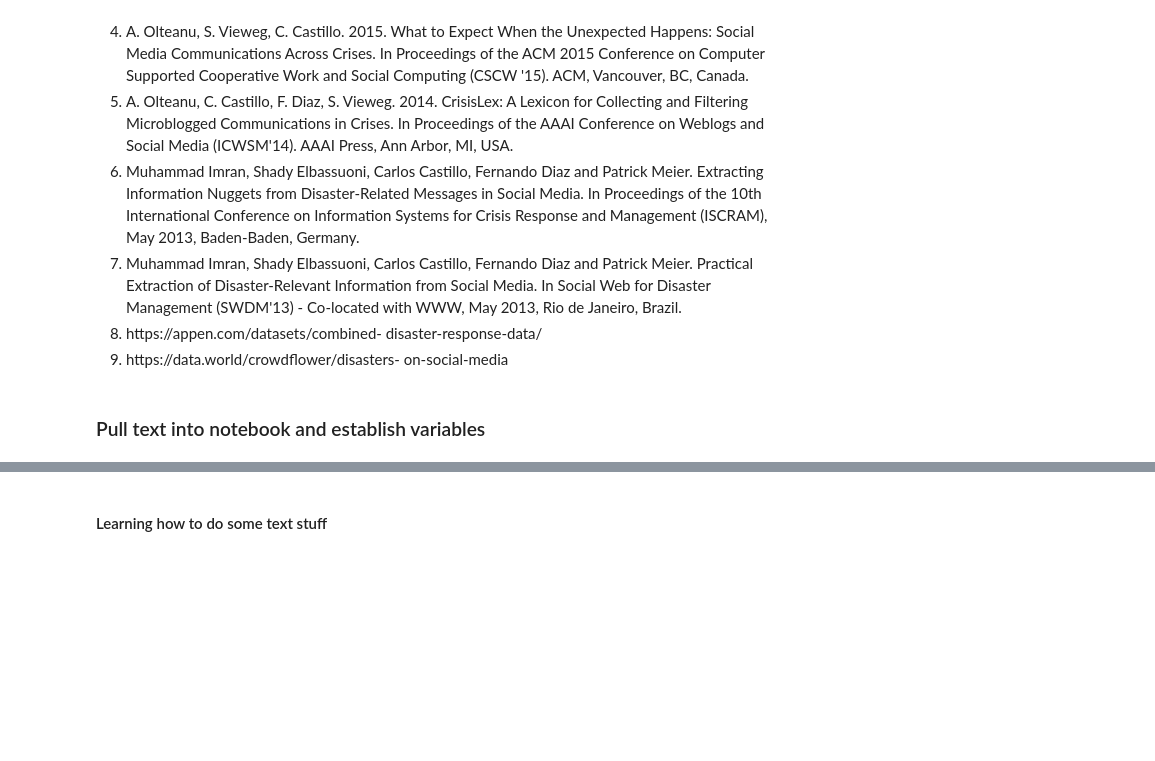
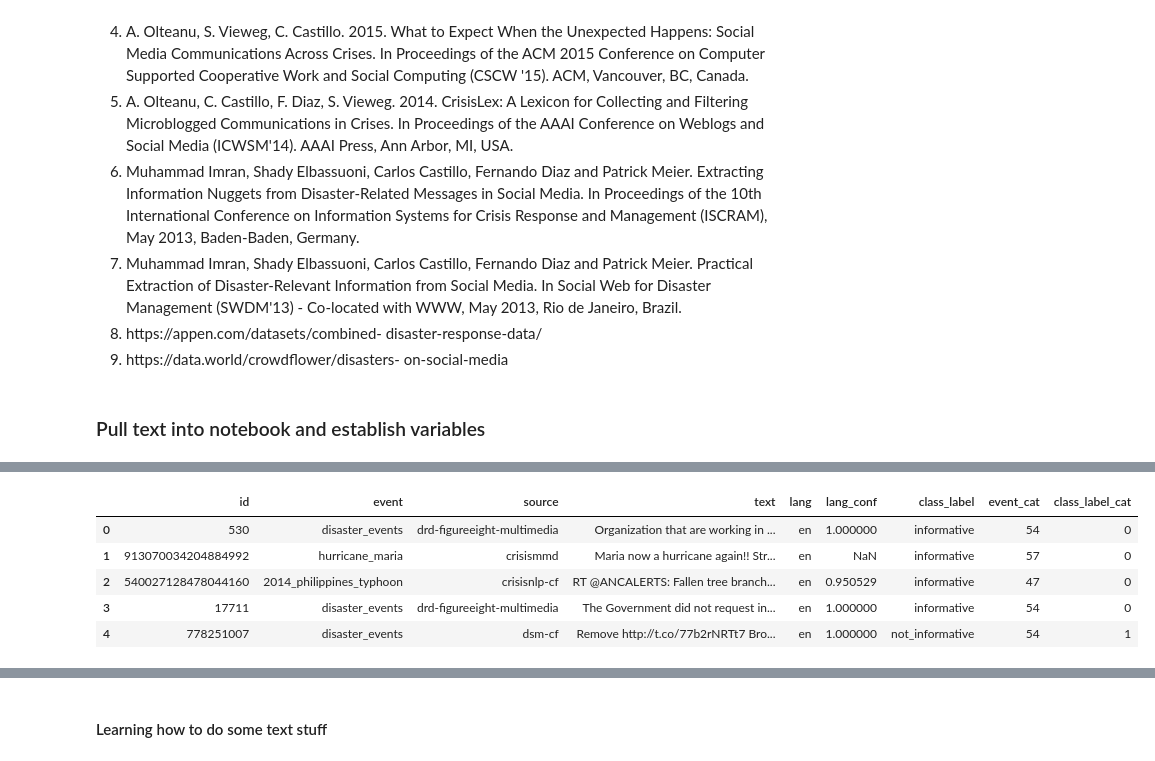
Before and after one commit to arboj/arbogast-capstone, a Jupyter notebook: Code/TextConditioningandMachineLearning.ipynb, the cells around one changed output, grey strips where cells are left out. Saved outputs shown, nothing was run; the diff lists cells and outputs as text; code cells hidden in the pictures; blank space fills up the shorter version.

```diff
--- a/Code/TextConditioningandMachineLearning.ipynb
+++ b/Code/TextConditioningandMachineLearning.ipynb
@@ -185 +219,12 @@ dev =  pd.read_table(os.path.join
+# %%
+combinedf["event_cat"] = combinedf.event.cat.codes
+combinedf["class_label_cat"] = combinedf.class_label.cat.codes
+combinedf.head()
+# %% [output]
+|  | id | event | source | text | lang | lang_conf | class_label | event_cat | class_label_cat |
+| 0 | 530 | disaster_events | drd-figureeight-multimedia | Organization that are working in ... | en | 1.000000 | informative | 54 | 0 |
+| 1 | 913070034204884992 | hurricane_maria | crisismmd | Maria now a hurricane again!! Str... | en | NaN | informative | 57 | 0 |
+| 2 | 540027128478044160 | 2014_philippines_typhoon | crisisnlp-cf | RT @ANCALERTS: Fallen tree branch... | en | 0.950529 | informative | 47 | 0 |
+| 3 | 17711 | disaster_events | drd-figureeight-multimedia | The Government did not request in... | en | 1.000000 | informative | 54 | 0 |
+| 4 | 778251007 | disaster_events | dsm-cf | Remove http://t.co/77b2rNRTt7 Bro... | en | 1.000000 | not_informative | 54 | 1 |
 # %%
```
Also changed, not shown: parts of 48 cells of this notebook, 22 other files.
